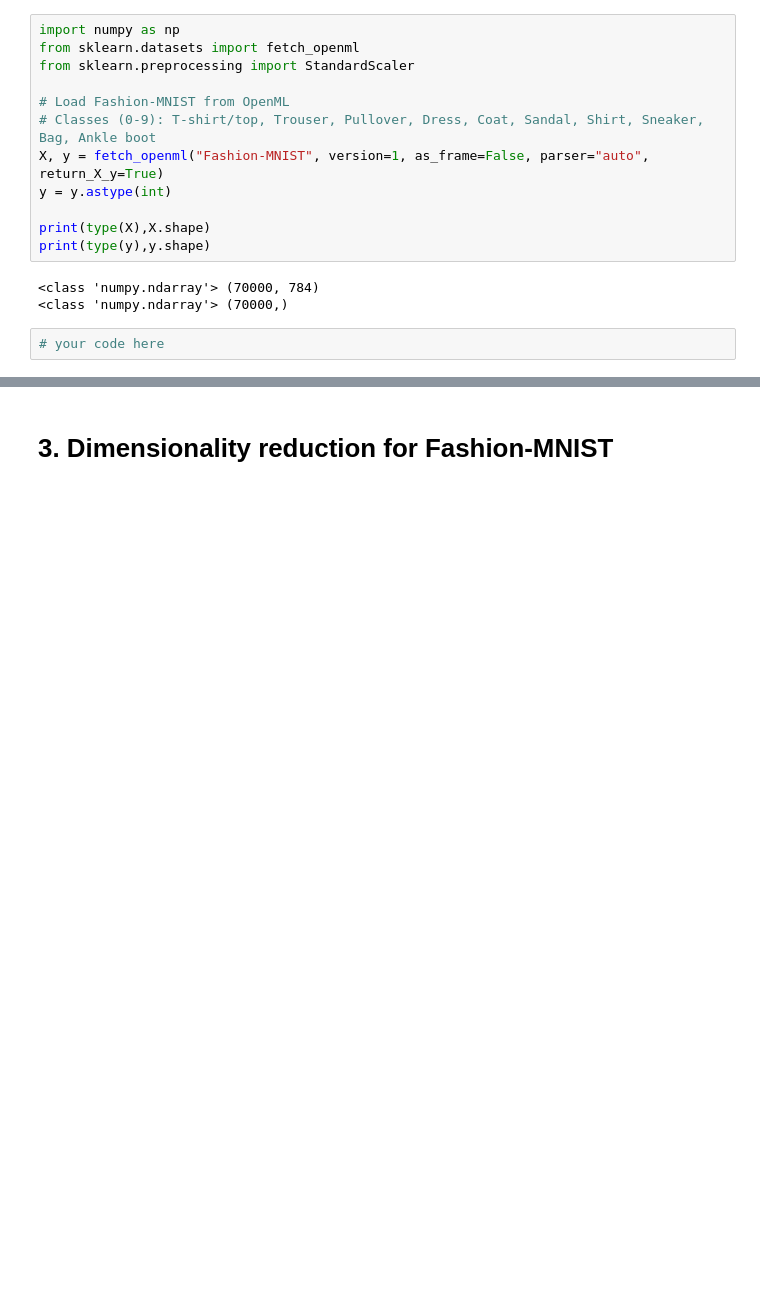
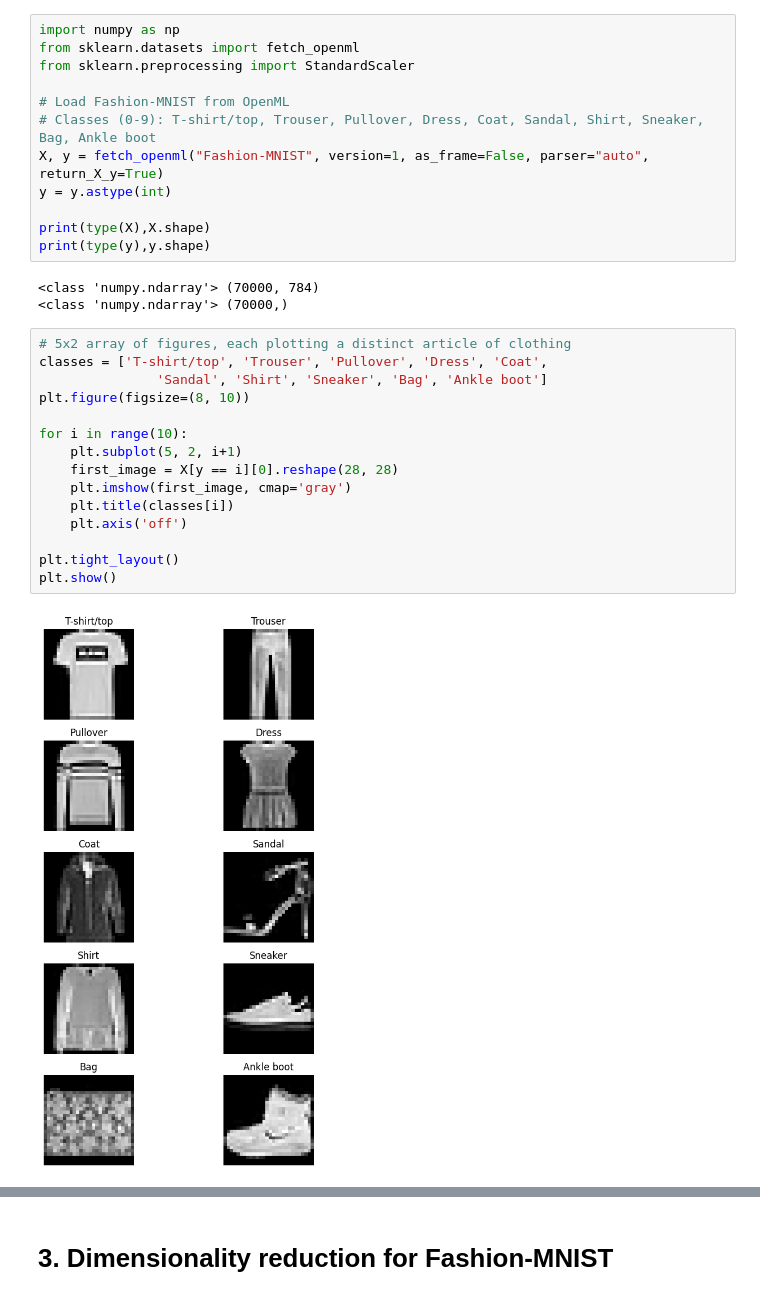
Before and after one commit to brodyanderson/math-6880-Project2, a Jupyter notebook: project2.ipynb, the cells around one changed output, grey strips where cells are left out. Saved outputs shown, nothing was run; the diff lists cells and outputs as text; blank space fills up the shorter version.

```diff
--- a/project2.ipynb
+++ b/project2.ipynb
@@ -195,5 +147,20 @@ print(type(y),y.shape)
 # %% [output]
 <class 'numpy.ndarray'> (70000, 784)
 <class 'numpy.ndarray'> (70000,)
-# %%
-# your code here
+# %%
+# 5x2 array of figures, each plotting a distinct article of clothing
+classes = ['T-shirt/top', 'Trouser', 'Pullover', 'Dress', 'Coat',
+               'Sandal', 'Shirt', 'Sneaker', 'Bag', 'Ankle boot']
+plt.figure(figsize=(8, 10))
+
+for i in range(10):
+    plt.subplot(5, 2, i+1)
+    first_image = X[y == i][0].reshape(28, 28)
+    plt.imshow(first_image, cmap='gray')
+    plt.title(classes[i])
+    plt.axis('off')
+
+plt.tight_layout()
+plt.show()
+# %% [output]
+[figure, added]
```
Also changed, not shown: parts of 4 cells of this notebook.
